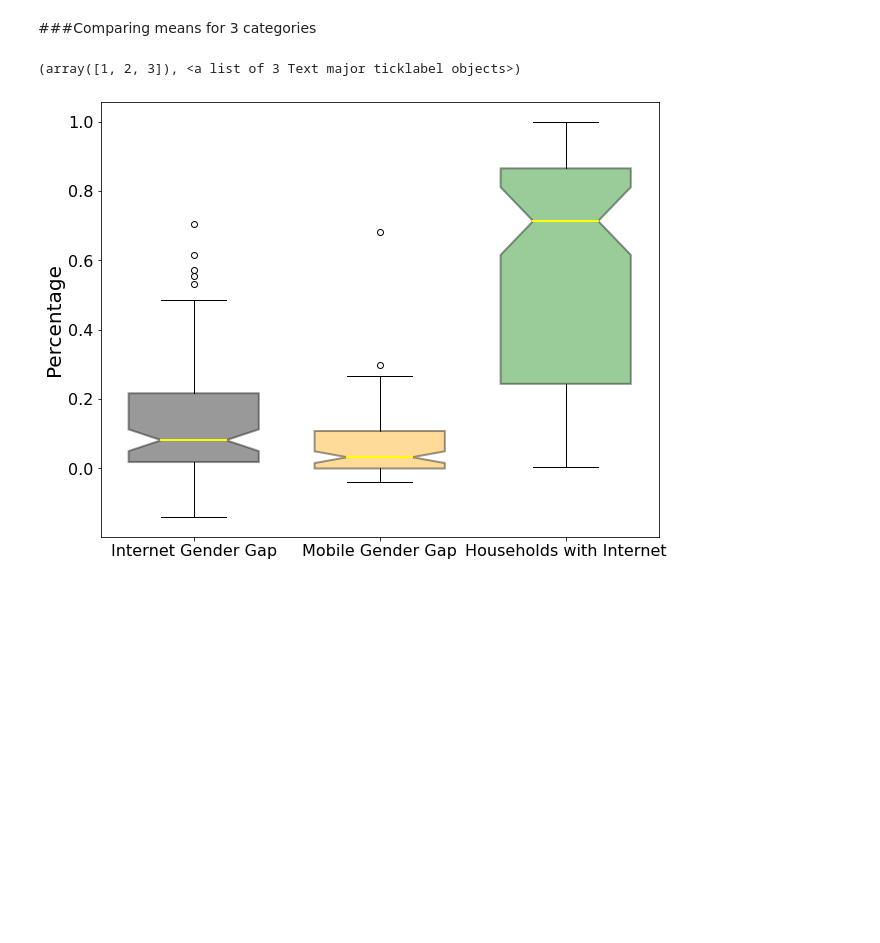
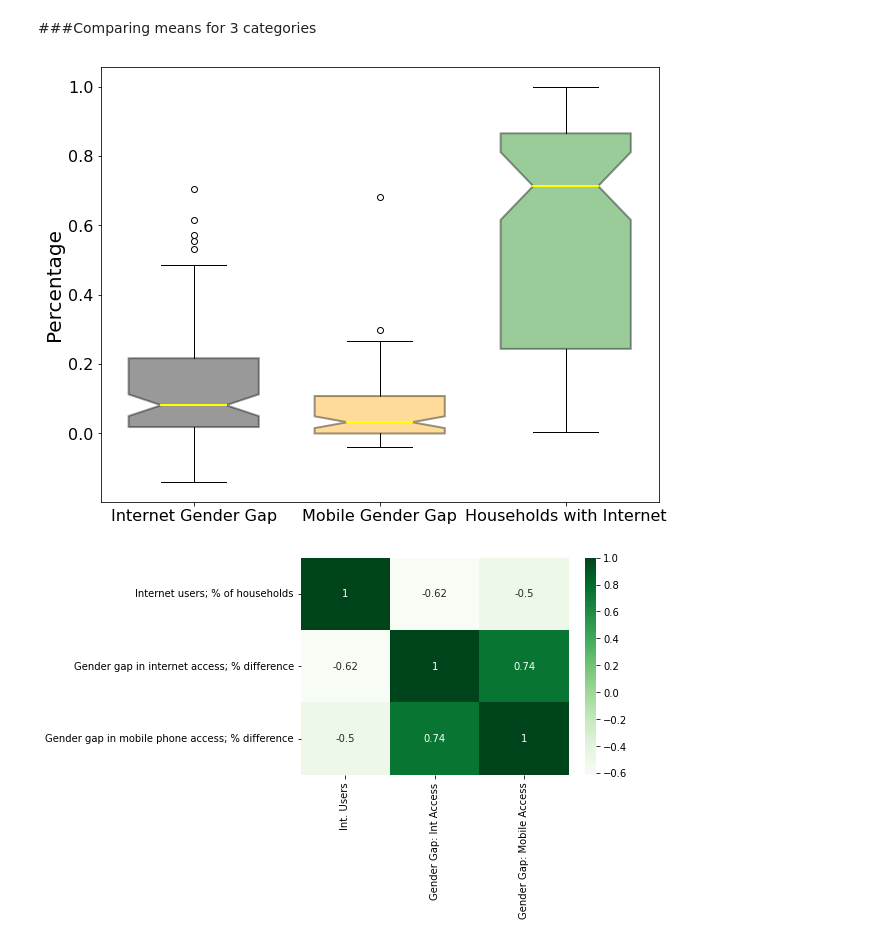
Before and after one commit to mselmasry/GraphingExcercise, a Jupyter notebook: 01_GraphingExcercise.ipynb, the cells around one changed output. Saved outputs shown, nothing was run; the diff lists cells and outputs as text; code cells hidden in the pictures; blank space fills up the shorter version.

```diff
--- a/01_GraphingExcercise.ipynb
+++ b/01_GraphingExcercise.ipynb
@@ -78,14 +80,21 @@ boxplots = ax.boxplot([dd_df['Gender gap in internet access; % difference'],dd_d
                       medianprops = dict(linestyle='-', linewidth='2', color = 'Yellow'),
                       boxprops= dict(linestyle='-',linewidth='2', color='black', facecolor='green',alpha=.4));
 
-boxplot1 = boxplots['boxes'][0]
-boxplot2 = boxplots['boxes'][1]
-boxplot1.set_facecolor('black')
-boxplot2.set_facecolor('orange')
+boxplot1 = boxplots['boxes'][0];
+boxplot2 = boxplots['boxes'][1];
+boxplot1.set_facecolor('black');
+boxplot2.set_facecolor('orange');
 
-plt.ylabel('Percentage',fontsize=20)
-plt.yticks(fontsize=16)
-plt.xticks(fontsize=16)
+plt.ylabel('Percentage',fontsize=20);
+plt.yticks(fontsize=16);
+plt.xticks(fontsize=16);
+plt.savefig(f"{images_dir}/DigDivMeans.png", dpi=300);
+plt.style.use('tableau-colorblind10')
 # %% [output]
-(array([1, 2, 3]), <a list of 3 Text major ticklabel objects>)
 [figure]
+# %%
+corr = dd_df.corr()
+corr.columns=['Int. Users', 'Gender Gap: Int Access', 'Gender Gap: Mobile Access']
+sns.heatmap(corr,cmap='Greens' , annot=True);
+# %% [output]
+[figure, added]
```
Also changed, not shown: parts of 3 cells of this notebook.
